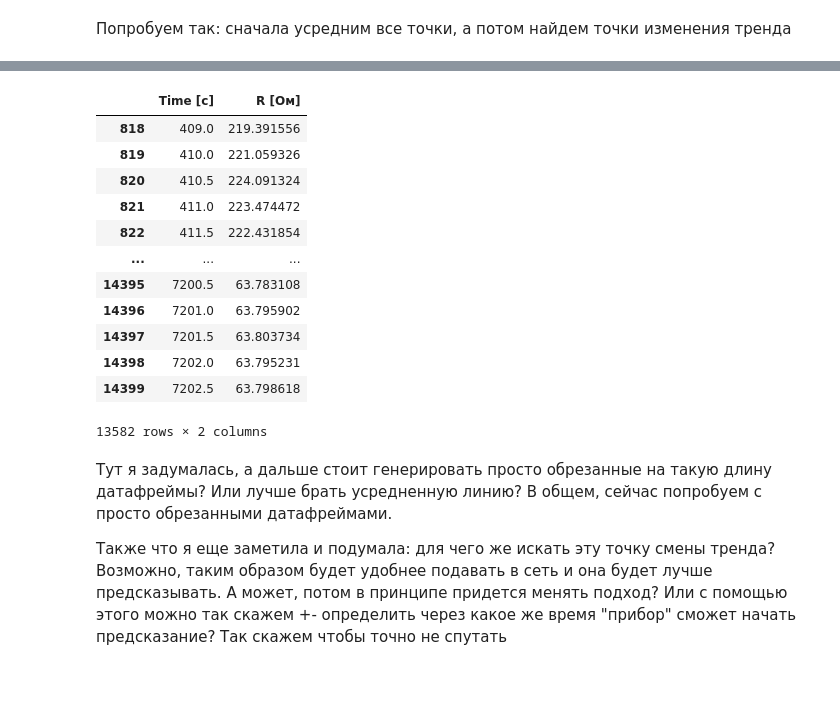
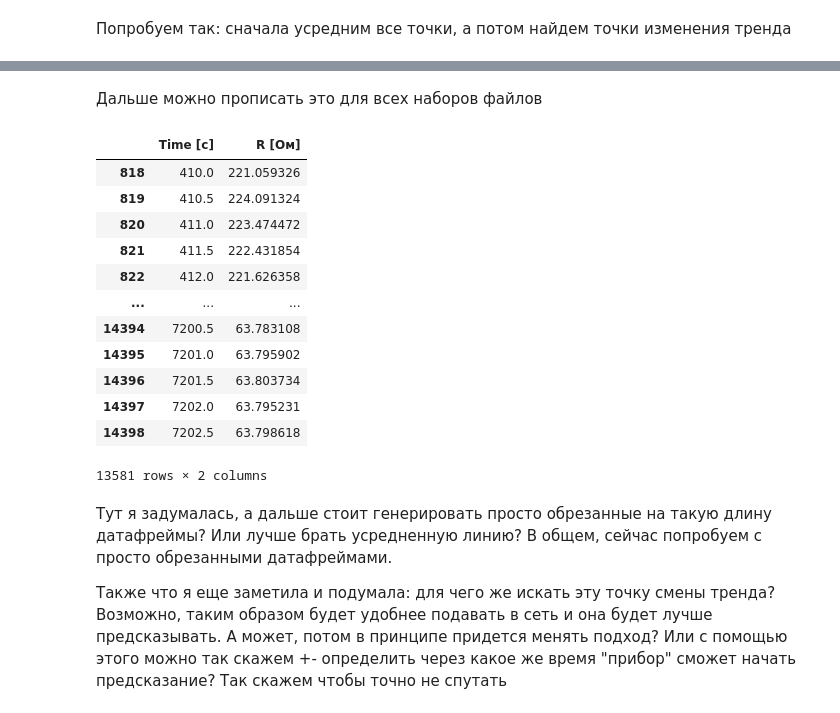
Before and after one commit to lalalaoalla/gas-analyzer, a Jupyter notebook: working_with_a_trend.ipynb, the cells around one changed output, grey strips where cells are left out. Drawn from its saved outputs; the diff is of its cells as text; code cells hidden in the pictures; blank space fills up the shorter version.

```diff
--- a/working_with_a_trend.ipynb
+++ b/working_with_a_trend.ipynb
@@ -296,3 +546,0 @@ no2_2rh_90t_ris = average_line_ris(no2_2rh_90t, res_average_no2_2rh_90t, trend_c
-# %%
-nh3_2rh_25t = nh3_2rh_25t.iloc[627:]
-nh3_2rh_25t
@@ -313,37 +667,40 @@ nh3_2rh_25t
+# %% [markdown]
+Дальше можно прописать это для всех наборов файлов
 # %%
-nh3_25rh_25t = nh3_25rh_25t.iloc[1145:]
-nh3_50rh_25t = nh3_50rh_25t.iloc[4734:]
-nh3_75rh_25t = nh3_75rh_25t.iloc[5201:]
+nh3_2rh_25t = nh3_2rh_25t.iloc[415:]
+nh3_25rh_25t = nh3_25rh_25t.iloc[4641:]
+nh3_50rh_25t = nh3_50rh_25t.iloc[7032:]
+nh3_75rh_25t = nh3_75rh_25t.iloc[7093:]
 
-nh3_2rh_25t_another_ppm = nh3_2rh_25t_another_ppm.iloc[3371:]
+nh3_2rh_25t_another_ppm = nh3_2rh_25t_another_ppm.iloc[6761:]
 
 
-no2_2rh_25t = no2_2rh_25t.iloc[215:]
-no2_25rh_25t = no2_25rh_25t.iloc[632:]
-no2_50rh_25t = no2_50rh_25t.iloc[5235:]
-no2_75rh_25t = no2_75rh_25t.iloc[5333:]
+no2_2rh_25t = no2_2rh_25t.iloc[0:]
+no2_25rh_25t = no2_25rh_25t.iloc[5314:]
+no2_50rh_25t = no2_50rh_25t.iloc[5239:]
+no2_75rh_25t = no2_75rh_25t.iloc[5350:]
 
-no2_2rh_50t = no2_2rh_50t.iloc[1942:]
+no2_2rh_50t = no2_2rh_50t.iloc[2541:]
 
-no2_2rh_70t = no2_2rh_70t.iloc[3499:]
+no2_2rh_70t = no2_2rh_70t.iloc[6410:]
 
-no2_2rh_90t = no2_2rh_90t.iloc[817:]
+no2_2rh_90t = no2_2rh_90t.iloc[818:]
 
 no2_2rh_90t
 # %% [output]
 |  | Time [с] | R [Ом] |
-| 818 | 409.0 | 219.391556 |
-| 819 | 410.0 | 221.059326 |
-| 820 | 410.5 | 224.091324 |
-| 821 | 411.0 | 223.474472 |
-| 822 | 411.5 | 222.431854 |
+| 818 | 410.0 | 221.059326 |
+| 819 | 410.5 | 224.091324 |
+| 820 | 411.0 | 223.474472 |
+| 821 | 411.5 | 222.431854 |
+| 822 | 412.0 | 221.626358 |
 | ... | ... | ... |
-| 14395 | 7200.5 | 63.783108 |
-| 14396 | 7201.0 | 63.795902 |
-| 14397 | 7201.5 | 63.803734 |
-| 14398 | 7202.0 | 63.795231 |
-| 14399 | 7202.5 | 63.798618 |
+| 14394 | 7200.5 | 63.783108 |
+| 14395 | 7201.0 | 63.795902 |
+| 14396 | 7201.5 | 63.803734 |
+| 14397 | 7202.0 | 63.795231 |
+| 14398 | 7202.5 | 63.798618 |
-13582 rows × 2 columns
+13581 rows × 2 columns
 # %% [markdown]
 Тут я задумалась, а дальше стоит генерировать просто обрезанные на такую длину датафреймы? Или лучше брать усредненную линию? В общем, сейчас попробуем с просто обрезанными датафреймами.<p>
 Также что я еще заметила и подумала: для чего же искать эту точку смены тренда? Возможно, таким образом будет удобнее подавать в сеть и она будет лучше предсказывать. А может, потом в принципе придется менять подход? Или с помощью этого можно так скажем +- определить через какое же время "прибор" сможет начать предсказание? Так скажем чтобы точно не спутать
```
Also changed, not shown: parts of 31 cells of this notebook, 1 other file.
